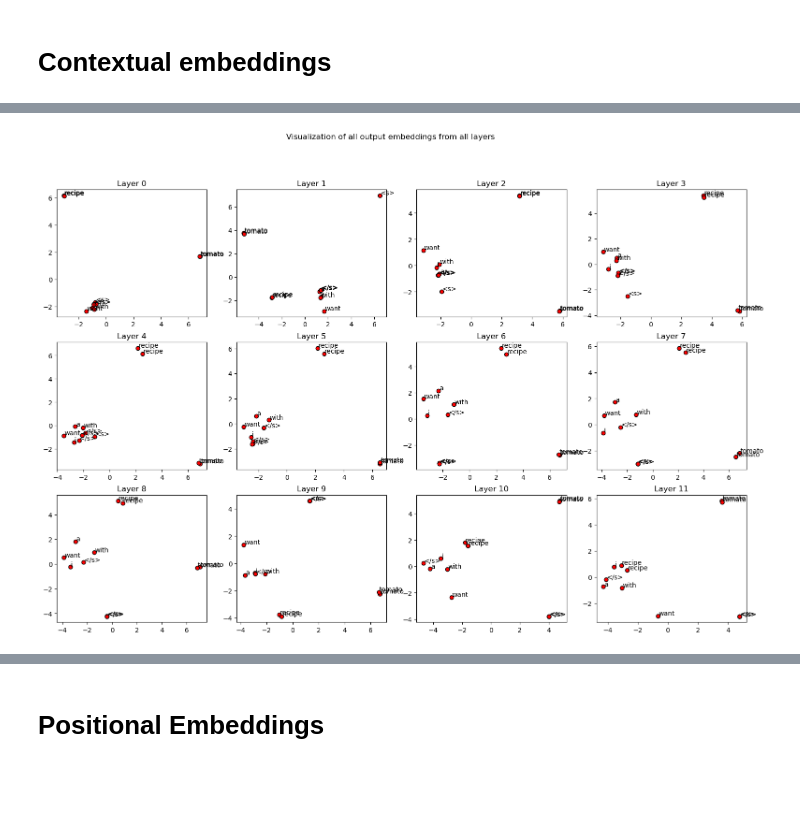
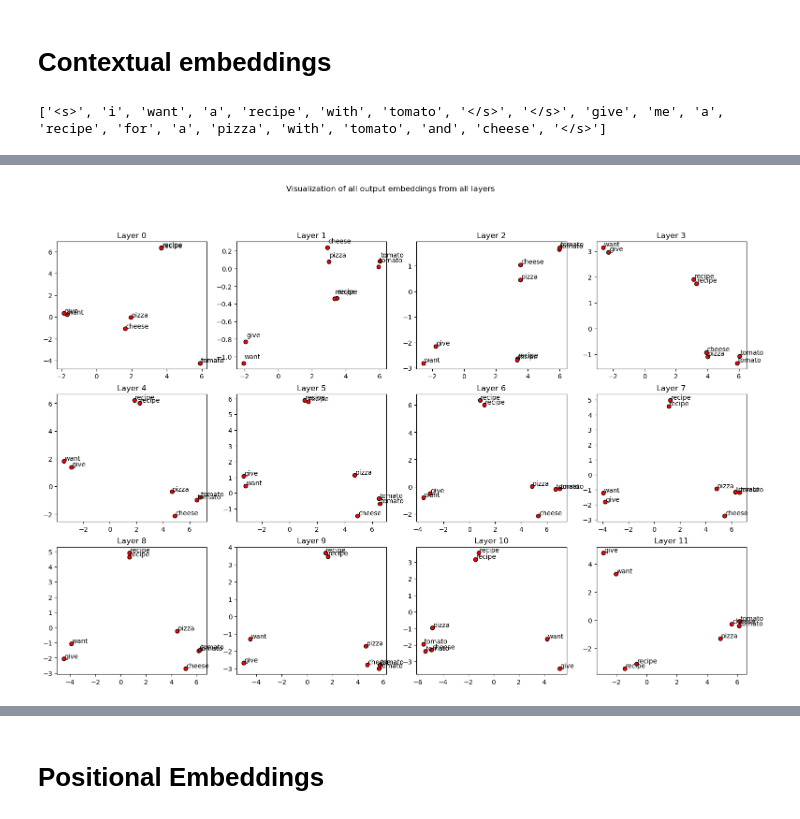
Before and after one commit to vladbug/CookingBot, a Jupyter notebook: plots.ipynb, the cells around one changed output, grey strips where cells are left out. Cells and saved outputs as stored; diff of their text form; code cells hidden in the pictures; blank space fills up the shorter version.

```diff
--- a/plots.ipynb
+++ b/plots.ipynb
@@ -12,22 +12,31 @@ tokenizer = AutoTokenizer.from_pretrained("sentence-transformers/all-mpnet-base-
 model = AutoModel.from_pretrained("sentence-transformers/all-mpnet-base-v2")
 # %%
 sentence_a = "I want a recipe with tomato"
-sentence_b = "tomato recipe"
+sentence_b = "Give me a recipe for a pizza with tomato and cheese"
 inputs = tokenizer.encode_plus(sentence_a, sentence_b, return_tensors='pt', add_special_tokens=True, max_length = 512, truncation = True)
 
 input_ids = inputs['input_ids']
 input_id_list = input_ids[0].tolist() # Batch index 0
 tokens = tokenizer.convert_ids_to_tokens(input_id_list)
+print(tokens)
 # %%
 with torch.no_grad():
     outputs = model(**inputs, output_hidden_states=True, output_attentions=True)
-
 attention = outputs.attentions
 hidden_states = outputs.hidden_states
+# %% [output]
+['<s>', 'i', 'want', 'a', 'recipe', 'with', 'tomato', '</s>', '</s>', 'give', 'me', 'a', 'recipe', 'for', 'a', 'pizza', 'with', 'tomato', 'and', 'cheese', '</s>']
 # %%
 import numpy as np
 import matplotlib
 import matplotlib.pyplot as plt
+import nltk
+from nltk.corpus import stopwords
+
+nltk.download('stopwords')
+english_stopwords = set(stopwords.words('english'))
+english_stopwords.add('<s>')
+english_stopwords.add('</s>')
 
 layer = 1
 
@@ -40,6 +49,7 @@ plt.rcParams.update({'font.size': 6})
 
 
 layer = 0
+my_stop_words = {'is', 'the'}
 for r in range(rows):
     for c in range(cols):
 
@@ -54,9 +64,12 @@ for r in range(rows):
             twodim = PCA().fit_transform(current_hidden_state)[:,:2]
 
         plt.style.use('default') # https://matplotlib.org/3.5.1/gallery/style_sheets/style_sheets_reference.html
-        im = ax.scatter(twodim[:,0], twodim[:,1], edgecolors='k', c='r')
+
         for word, (x,y) in zip(tokens, twodim):
-            ax.text(x+0.05, y+0.05, word)
+            if word.lower() not in english_stopwords:
+                im = ax.scatter(x, y, edgecolors='k', c='r')
+                ax.text(x+0.05, y+0.05, word)
+
 
         # Show all ticks and label them with the respective list entries
         ax.set_title("Layer " + str(layer))
@@ -70 +86 @@ plt.show()
-[figure, old version]
+[figure, new version]
```
Also changed, not shown: parts of 13 cells of this notebook, 1 other file.
